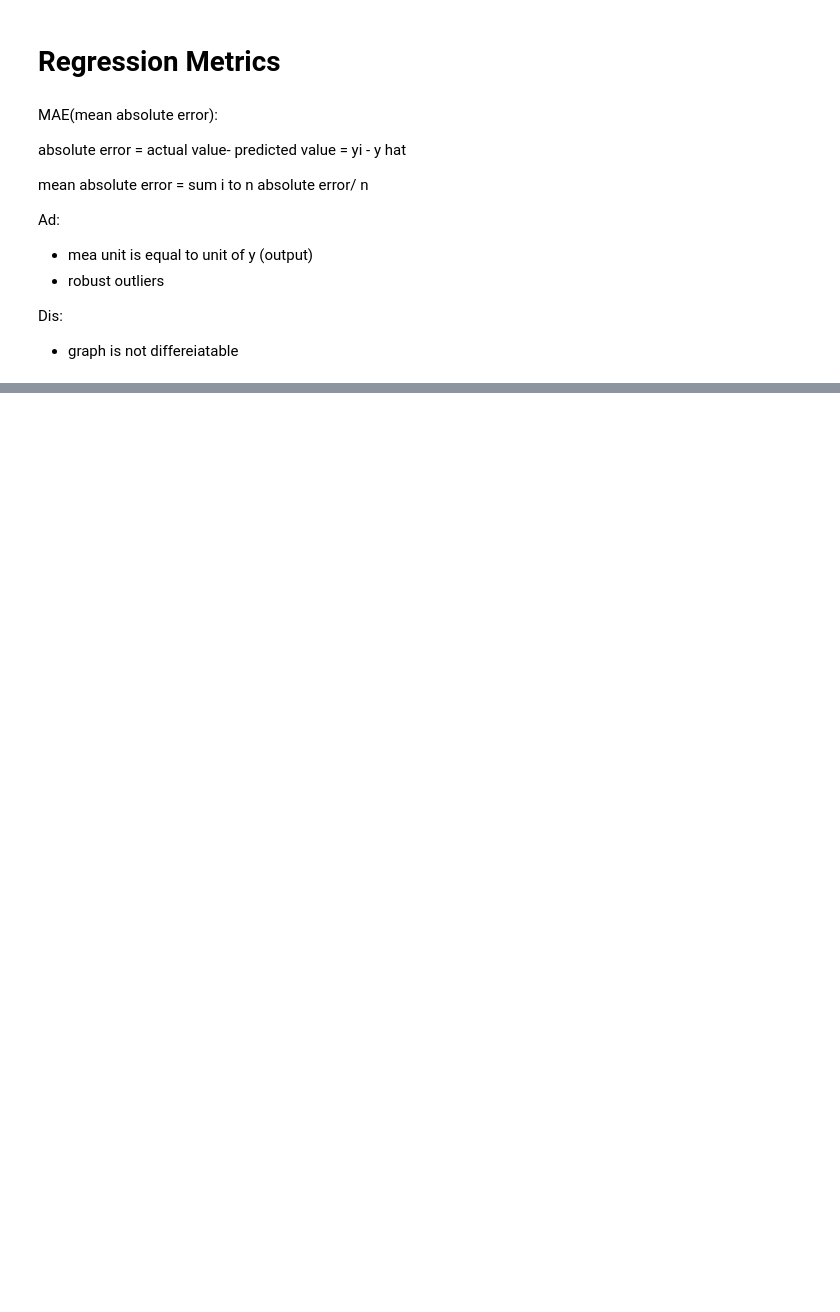
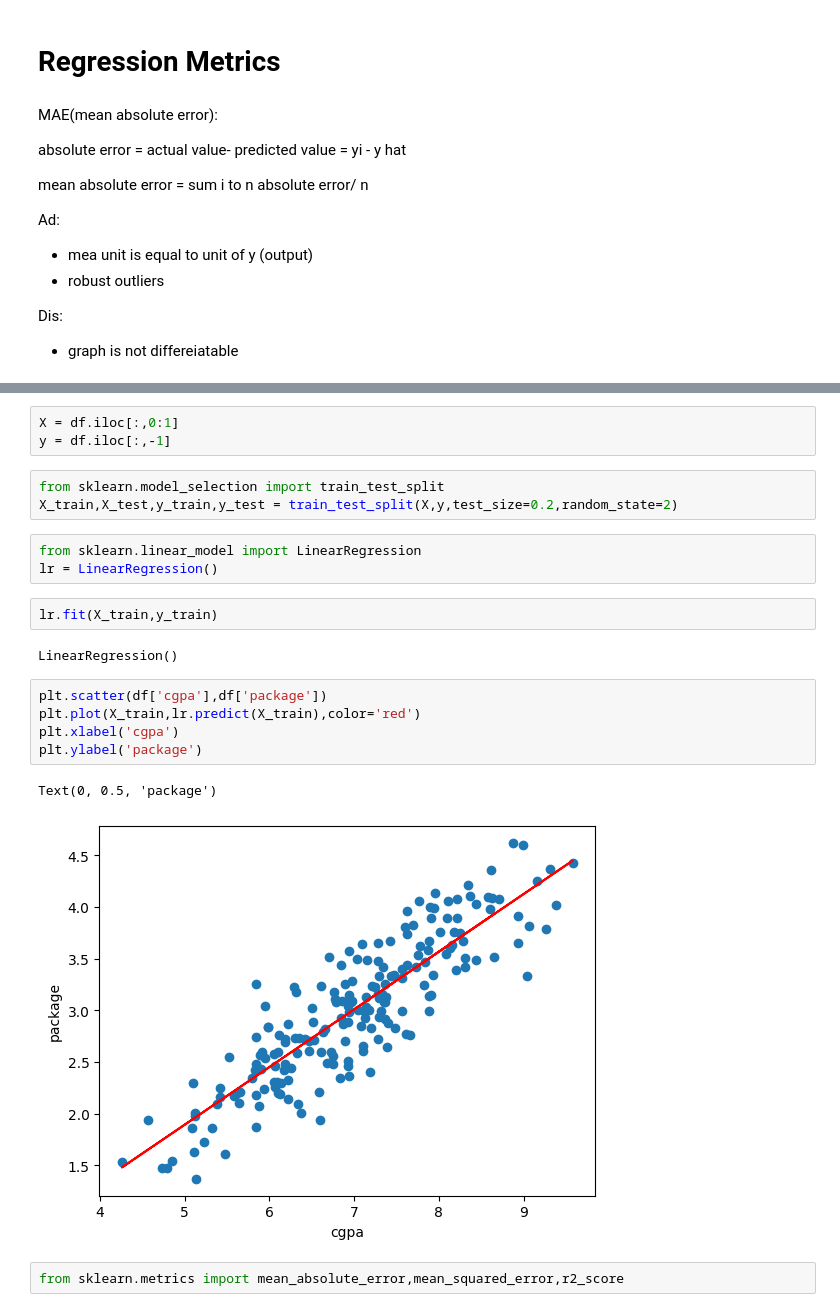
Before and after one commit to Avit-hodibu/Regression, a Jupyter notebook: Regression.ipynb, the cells around one changed output, grey strips where cells are left out. Cells and saved outputs as stored; diff of their text form; blank space fills up the shorter version.

Commit message:
Multiple LR, metrics

```diff
--- a/Regression.ipynb
+++ b/Regression.ipynb
@@ -261,0 +362,23 @@ Dis:
+# %%
+X = df.iloc[:,0:1]
+y = df.iloc[:,-1]
+# %%
+from sklearn.model_selection import train_test_split
+X_train,X_test,y_train,y_test = train_test_split(X,y,test_size=0.2,random_state=2)
+# %%
+from sklearn.linear_model import LinearRegression
+lr = LinearRegression()
+# %%
+lr.fit(X_train,y_train)
+# %% [output]
+LinearRegression()
+# %%
+plt.scatter(df['cgpa'],df['package'])
+plt.plot(X_train,lr.predict(X_train),color='red')
+plt.xlabel('cgpa')
+plt.ylabel('package')
+# %% [output]
+Text(0, 0.5, 'package')
+[figure, added]
+# %%
+from sklearn.metrics import mean_absolute_error,mean_squared_error,r2_score
```
Also changed, not shown: parts of 15 cells of this notebook.
